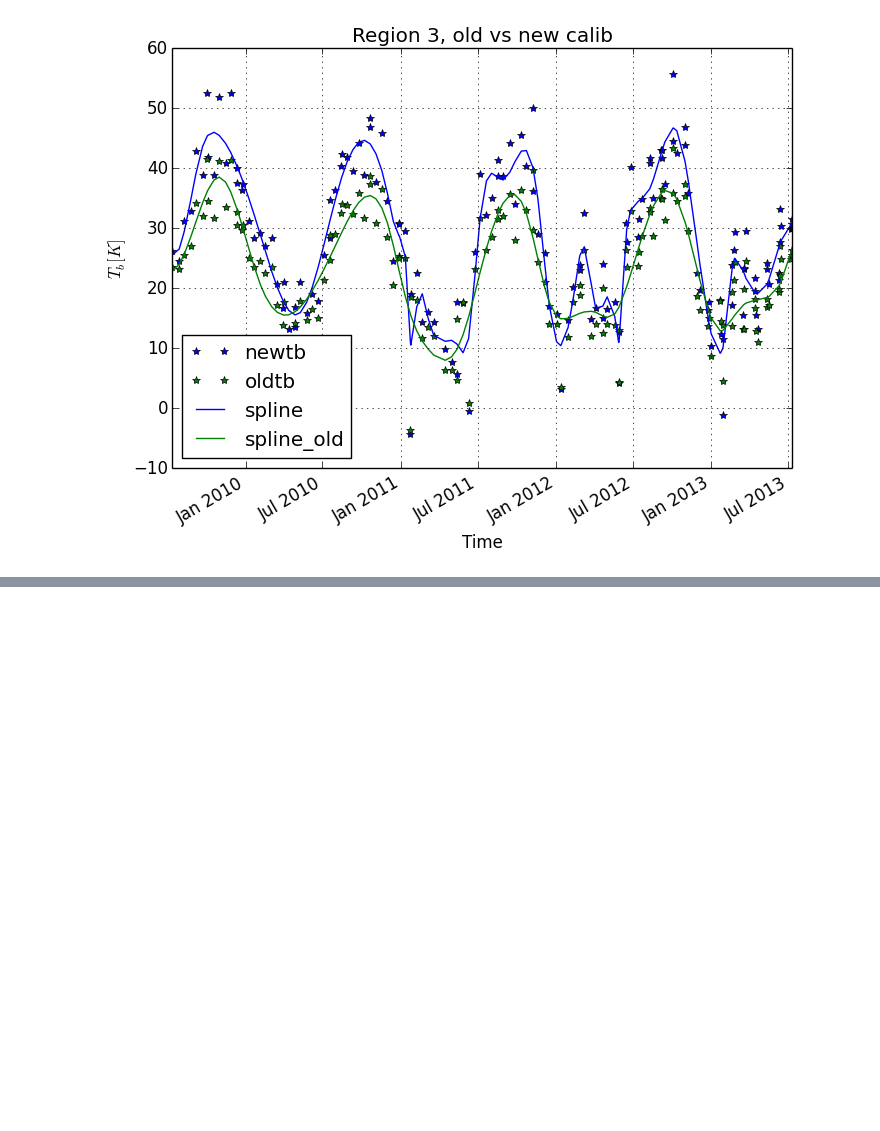
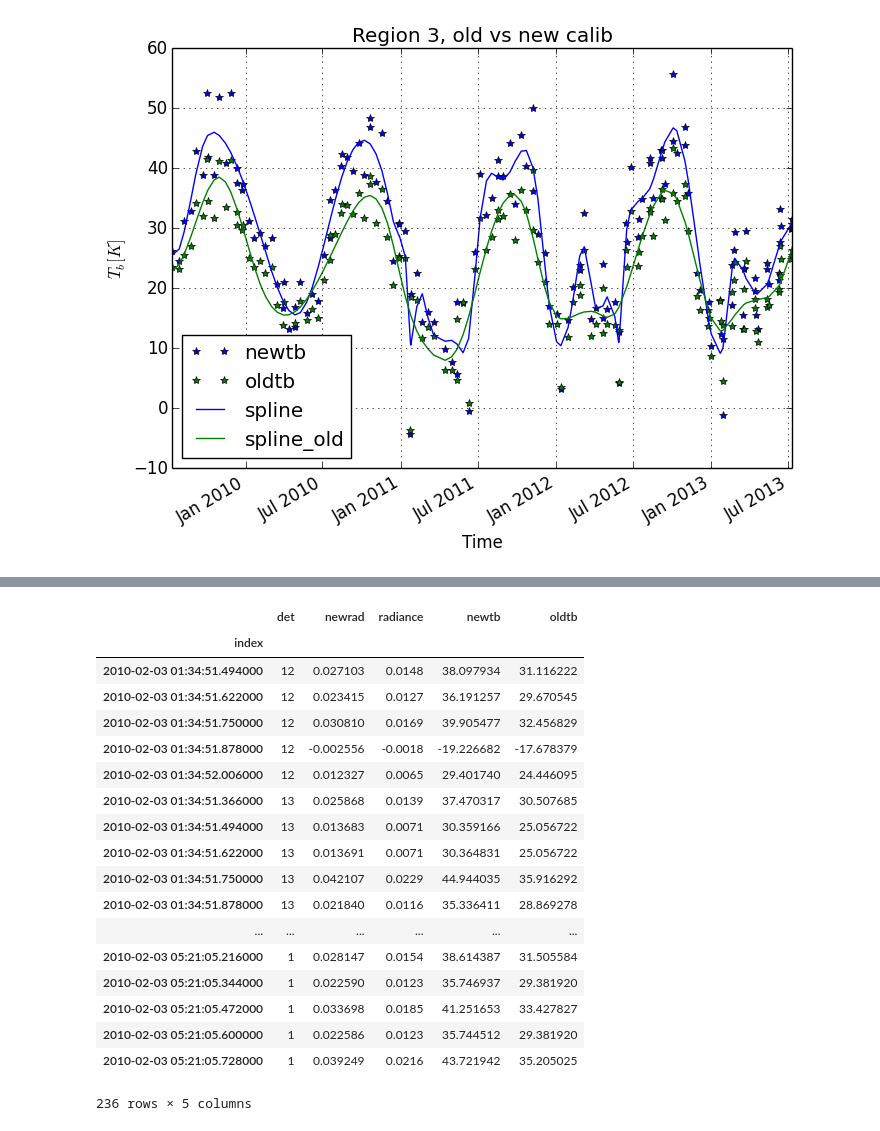
Before and after one commit to lro-diviner/divcalib, a Jupyter notebook: notebooks/analyses/LPSC14 Cold regions.ipynb, the cells around one changed output, grey strips where cells are left out. Saved outputs shown, nothing was run; the diff lists cells and outputs as text; code cells hidden in the pictures; blank space fills up the shorter version.

```diff
--- a/notebooks/analyses/LPSC14 Cold regions.ipynb
+++ b/notebooks/analyses/LPSC14 Cold regions.ipynb
@@ -114,0 +127,22 @@ savefig('/u/paige/maye/src/diviner/plots/region5.pdf')
+# %%
+region5['20100125':'20100205']
+# %% [output]
+|  | det | newrad | radiance | newtb | oldtb |
+| index |  |  |  |  |  |
+| 2010-02-03 01:34:51.494000 | 12 | 0.027103 | 0.0148 | 38.097934 | 31.116222 |
+| 2010-02-03 01:34:51.622000 | 12 | 0.023415 | 0.0127 | 36.191257 | 29.670545 |
+| 2010-02-03 01:34:51.750000 | 12 | 0.030810 | 0.0169 | 39.905477 | 32.456829 |
+| 2010-02-03 01:34:51.878000 | 12 | -0.002556 | -0.0018 | -19.226682 | -17.678379 |
+| 2010-02-03 01:34:52.006000 | 12 | 0.012327 | 0.0065 | 29.401740 | 24.446095 |
+| 2010-02-03 01:34:51.366000 | 13 | 0.025868 | 0.0139 | 37.470317 | 30.507685 |
+| 2010-02-03 01:34:51.494000 | 13 | 0.013683 | 0.0071 | 30.359166 | 25.056722 |
+| 2010-02-03 01:34:51.622000 | 13 | 0.013691 | 0.0071 | 30.364831 | 25.056722 |
+| 2010-02-03 01:34:51.750000 | 13 | 0.042107 | 0.0229 | 44.944035 | 35.916292 |
+| 2010-02-03 01:34:51.878000 | 13 | 0.021840 | 0.0116 | 35.336411 | 28.869278 |
+| ... | ... | ... | ... | ... | ... |
+| 2010-02-03 05:21:05.216000 | 1 | 0.028147 | 0.0154 | 38.614387 | 31.505584 |
+| 2010-02-03 05:21:05.344000 | 1 | 0.022590 | 0.0123 | 35.746937 | 29.381920 |
+| 2010-02-03 05:21:05.472000 | 1 | 0.033698 | 0.0185 | 41.251653 | 33.427827 |
+| 2010-02-03 05:21:05.600000 | 1 | 0.022586 | 0.0123 | 35.744512 | 29.381920 |
+| 2010-02-03 05:21:05.728000 | 1 | 0.039249 | 0.0216 | 43.721942 | 35.205025 |
+236 rows × 5 columns
```
Also changed, not shown: parts of 12 cells of this notebook.
